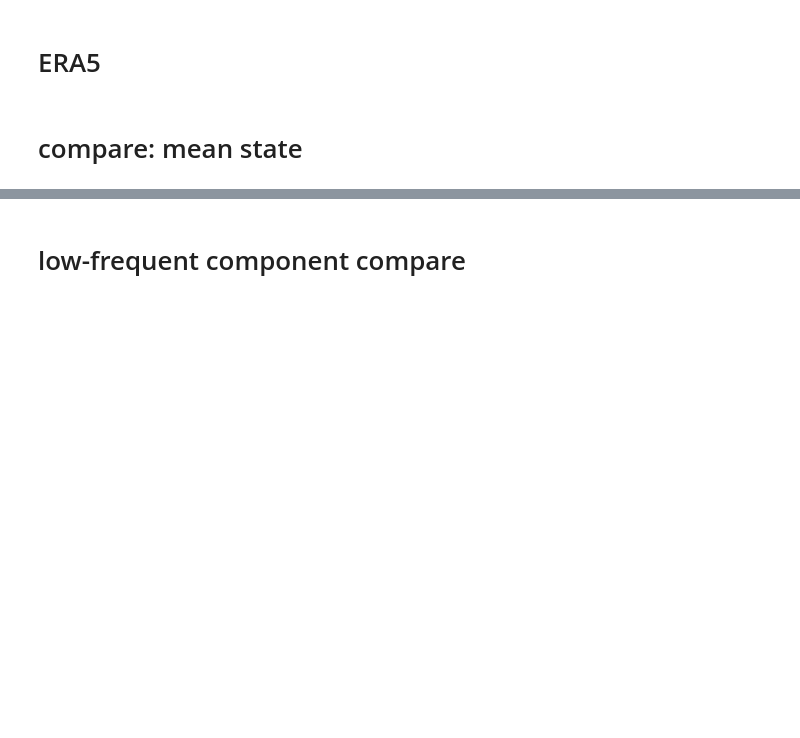
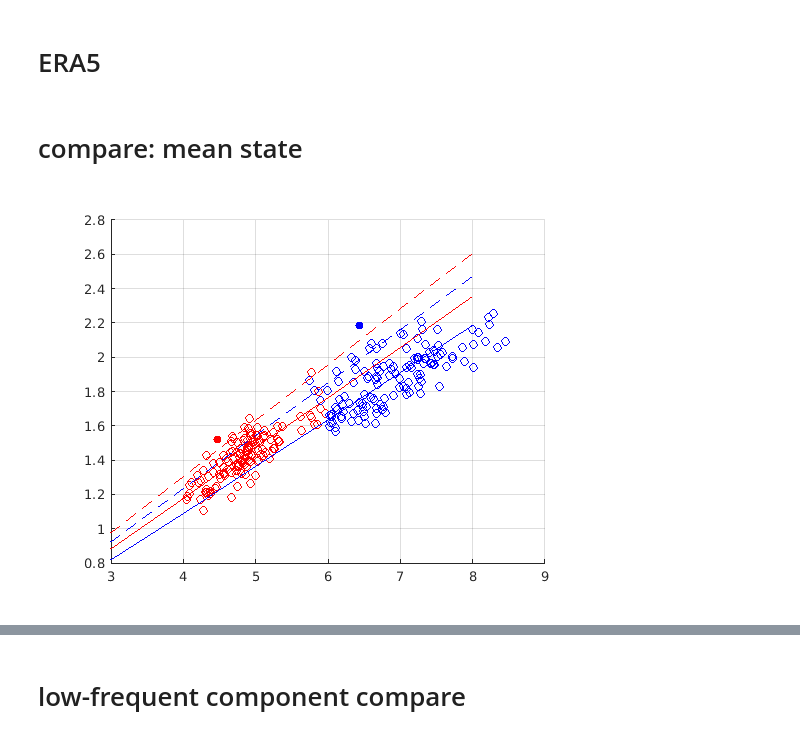
Before and after one commit to fcyang58/Changing_Annual_Cycle, a Jupyter notebook: model_m.ipynb, the cells around one changed output, grey strips where cells are left out. Saved outputs shown, nothing was run; the diff lists cells and outputs as text; code cells hidden in the pictures; blank space fills up the shorter version.

```diff
--- a/model_m.ipynb
+++ b/model_m.ipynb
@@ -307,11 +310,11 @@ end
 %aa1=nan*aa;aa2=nan*aa;
 aa1=bb(:,:,tt+1:end-tt,:,:)/(2*tt+1);
 aa2=aa(:,:,tt+1:end-tt,:,:)-bb(:,:,tt+1:end-tt,:,:)/(2*tt+1);
-aa1=aa1-mean(aa1,3);
-aa1=sum(aa1.^2,3)/size(aa1,3);
+aa1=aa1-mean(aa1,3,'omitnan');
+aa1=mean(aa1.^2,3,'omitnan');
 aa1=reshape(sqrt(aa1),[],size(aa1,4),size(aa1,5));
-aa2=aa2-mean(aa2,3);
-aa2=sum(aa2.^2,3)/size(aa2,3);
+aa2=aa2-mean(aa2,3,'omitnan');
+aa2=mean(aa2.^2,3,'omitnan');
 aa2=reshape(sqrt(aa2),[],size(aa2,4),size(aa2,5));
 stdl_m=squeeze(mean(aa1,1,'omitnan'))';
 stdh_m=squeeze(mean(aa2,1,'omitnan'))';
@@ -325,11 +328,11 @@ end
 %aa1=nan*aa;aa2=nan*aa;
 aa1=bb(:,:,tt+1:end-tt,:)/(2*tt+1);
 aa2=aa(:,:,tt+1:end-tt,:)-bb(:,:,tt+1:end-tt,:)/(2*tt+1);
-aa1=aa1-mean(aa1,3);
-aa1=sum(aa1.^2,3)/size(aa1,3);
+aa1=aa1-mean(aa1,3,'omitnan');
+aa1=mean(aa1.^2,3,'omitnan');
 aa1=reshape(sqrt(aa1),[],size(aa1,4));
-aa2=aa2-mean(aa2,3);
-aa2=sum(aa2.^2,3)/size(aa2,3);
+aa2=aa2-mean(aa2,3,'omitnan');
+aa2=mean(aa2.^2,3,'omitnan');
 aa2=reshape(sqrt(aa2),[],size(aa2,4));
 stdl=squeeze(mean(aa1,1,'omitnan'));
 stdh=squeeze(mean(aa2,1,'omitnan'));
@@ -351,6 +354,19 @@ ps2=reshape(ps2,size(ps2,1),size(ps2,2),1,size(ps2,3));
 mn=reshape(mean(ps1-ps2,1),size(ps1,2),[],size(ps1,4));
 
 save('scatter_model.mat','stdl_m','stdh_m','stdl','stdh','mn');
+# %%
+figure;scatter(stdh_m(:,1),stdl_m(:,1),'r');
+hold on;grid on;
+scatter(stdh_m(:,2),stdl_m(:,2),'b');
+scatter(stdh(1,1),stdl(1,1),'r','filled');
+scatter(stdh(1,2),stdl(1,2),'b','filled');
+plot([0:8],mean(stdr_m(:,1))*[0:8],'r');
+plot([0:8],(mean(stdr_m(:,1))+2*std(stdr_m(:,1)))*[0:8],'r','linestyle','--');
+plot([0:8],mean(stdr_m(:,2))*[0:8],'b');
+plot([0:8],(mean(stdr_m(:,2))+2*std(stdr_m(:,2)))*[0:8],'b','linestyle','--');
+xlim([3,9])
+# %% [output]
+[figure, added]
 # %%
 figure;scatter(1:130,mn(1,:,1));
 hold on;grid on;
```
Also changed, not shown: parts of 2 cells of this notebook, 16 other files.
